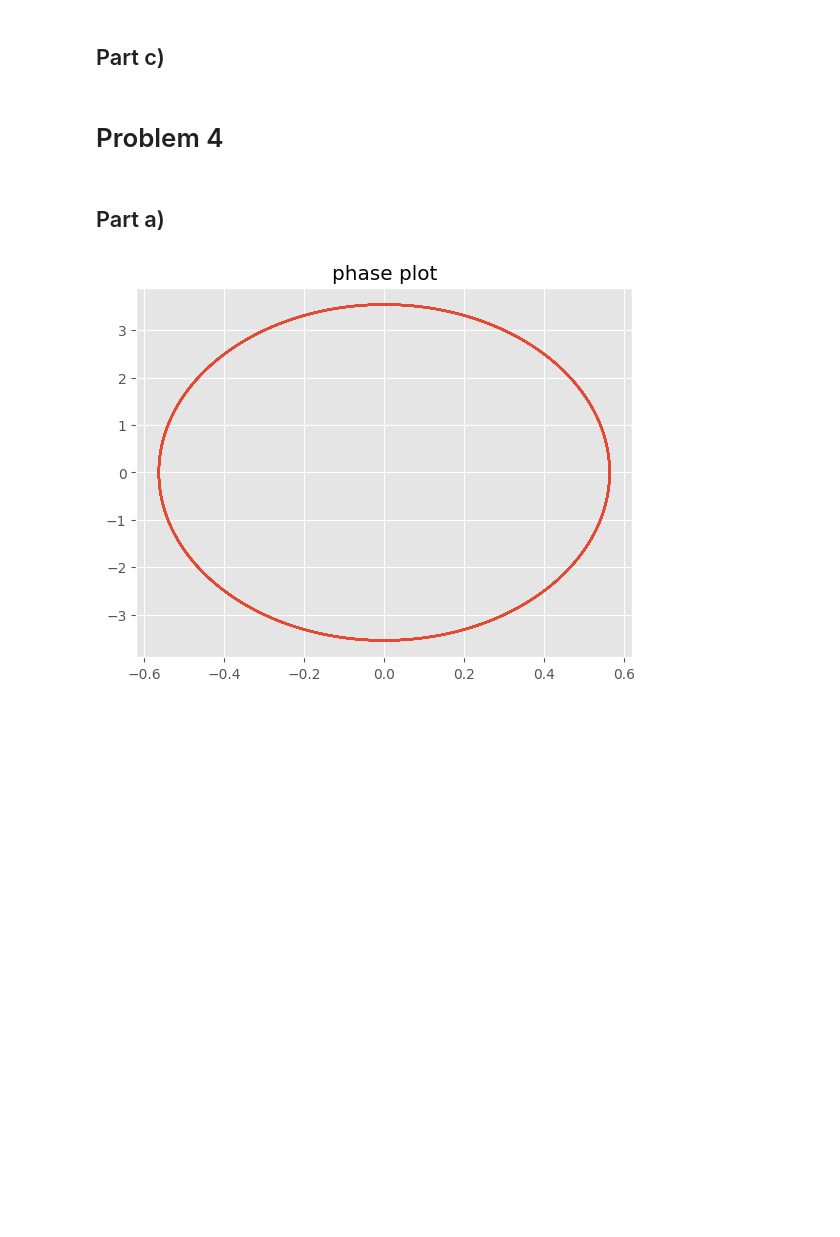
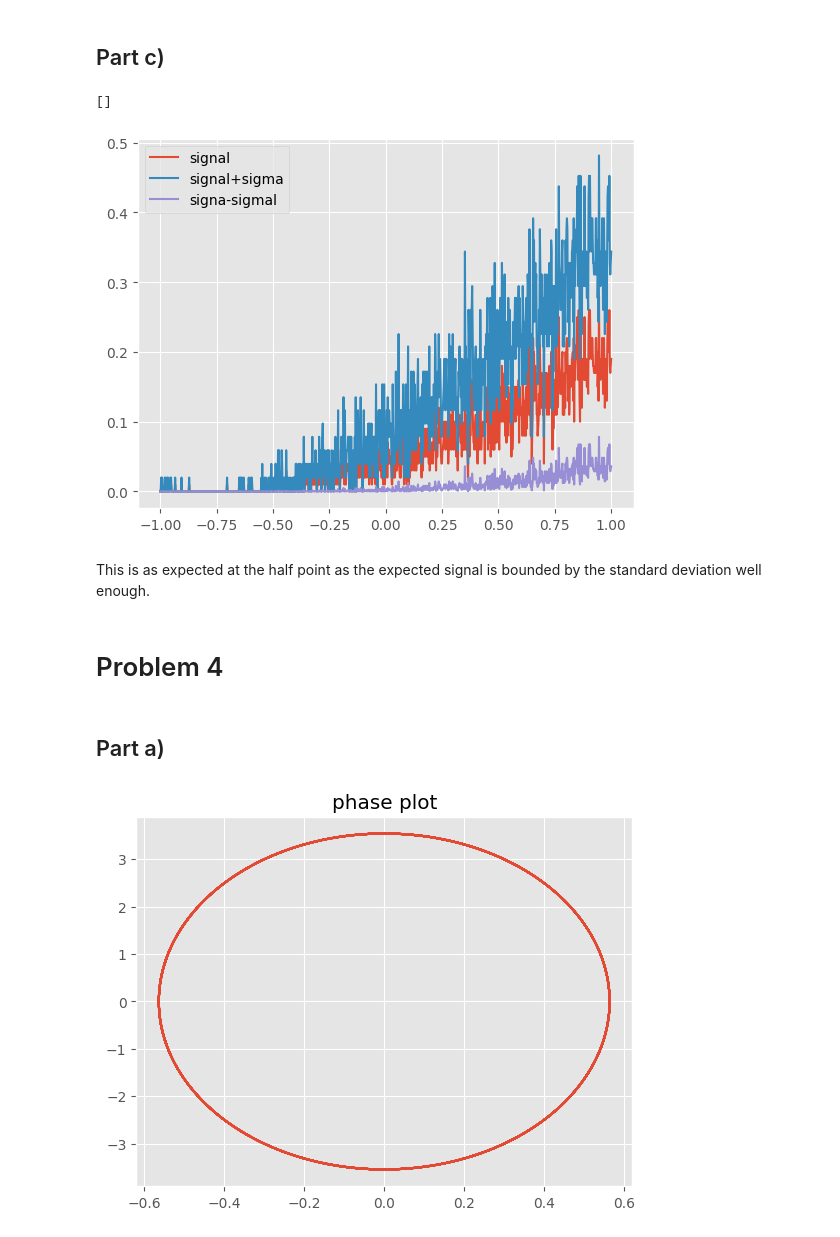
Before and after one commit to liuqiyucn/hw7, a Jupyter notebook: hw7.ipynb, the cells around one changed output. Drawn from its saved outputs; the diff is of its cells as text; code cells hidden in the pictures; blank space fills up the shorter version.

```diff
--- a/hw7.ipynb
+++ b/hw7.ipynb
@@ -170,3 +196,18 @@ sigma_expect = P1_N100*(1-P1_N100)
+# %%
+N_100 = np.array(N_100)
+sigma_expect = N_100*(1-N_100)
+all_phi = np.linspace(-1, 1, 1000)
+
+plt.plot(all_phi, N_100, label = 'signal')
+plt.plot(all_phi, N_100+sigma_expect, label = 'signal+sigma')
+plt.plot(all_phi, N_100-sigma_expect, label = 'signa-sigmal')
+plt.legend()
+plt.plot()
+# %% [output]
+[]
+[figure, added]
+# %% [markdown]
+This is as expected at the half point as the expected signal is bounded by the standard deviation well enough.
 # %% [markdown]
 # Problem 4
 # %% [markdown]
```
Also changed, not shown: parts of 5 cells of this notebook.
